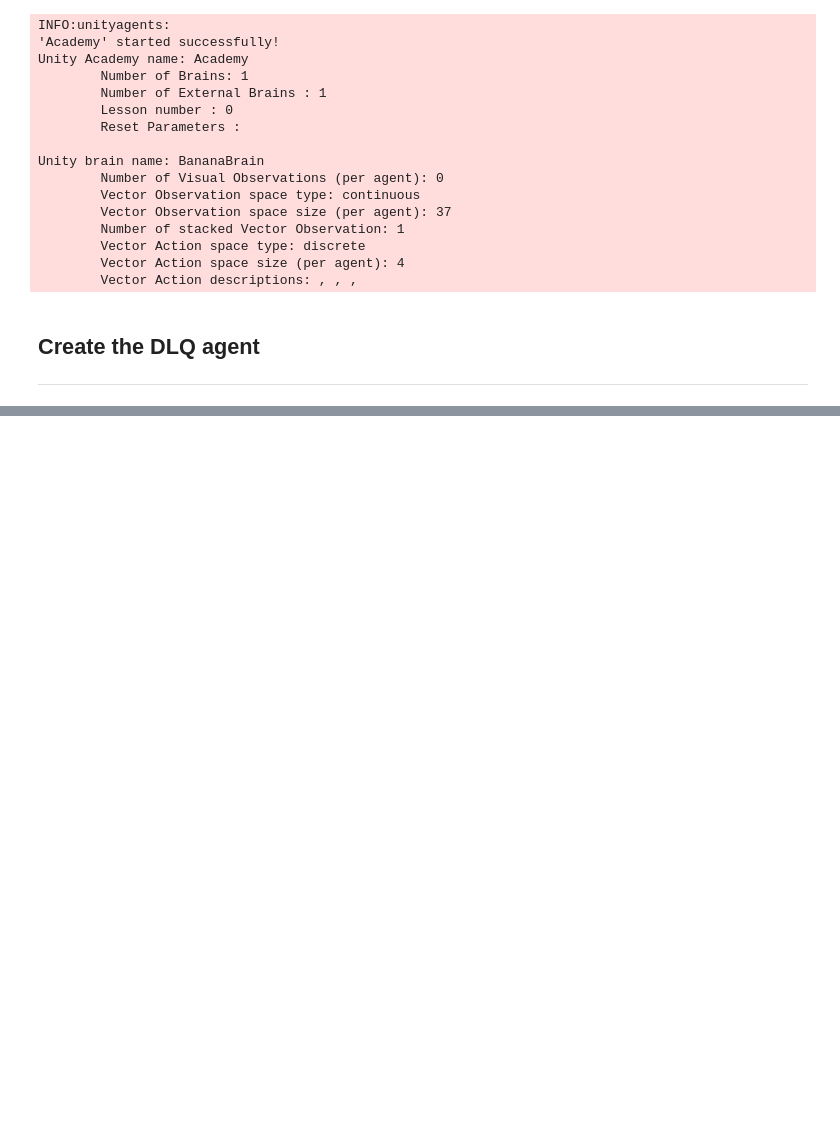
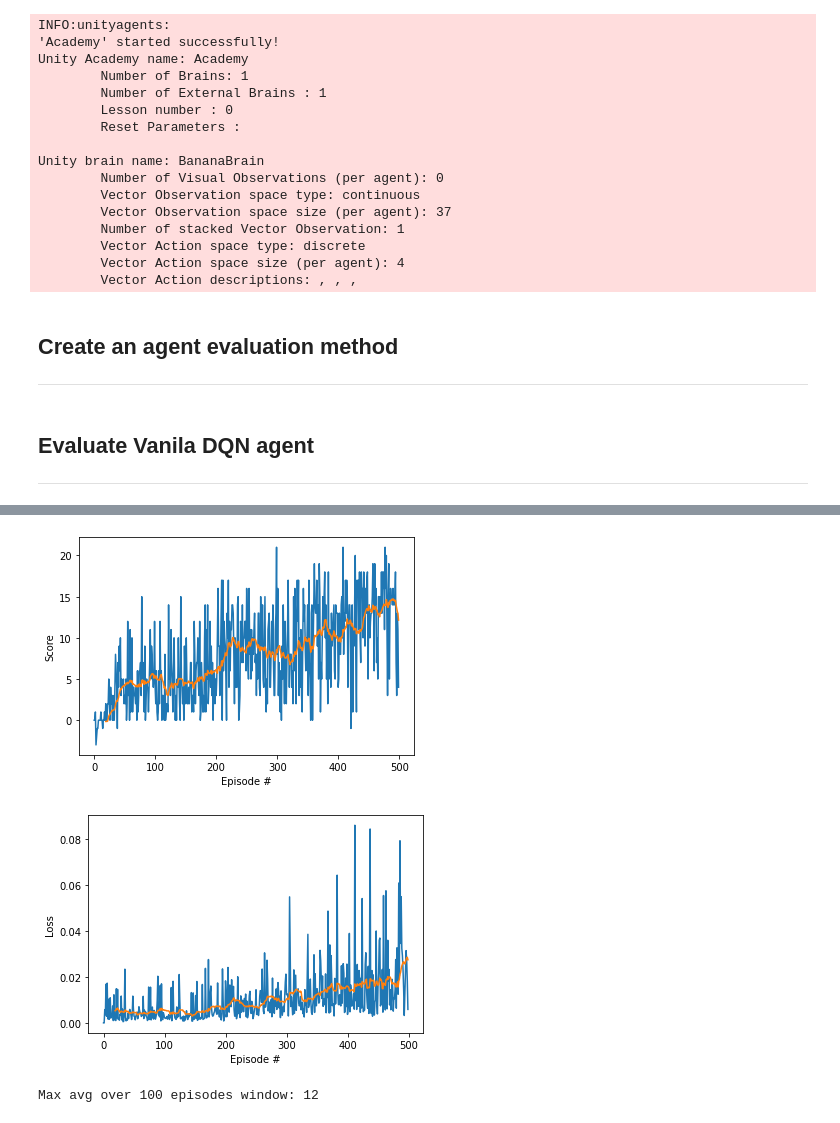
Before and after one commit to guillaumeboniface/bananaland, a Jupyter notebook: solution_walkthrough.ipynb, the cells around one changed output, grey strips where cells are left out. Saved outputs shown, nothing was run; the diff lists cells and outputs as text; code cells hidden in the pictures; blank space fills up the shorter version.

```diff
--- a/solution_walkthrough.ipynb
+++ b/solution_walkthrough.ipynb
@@ -32,6 +35,6 @@ Unity brain name: BananaBrain
         Vector Action space size (per agent): 4
         Vector Action descriptions: , , ,
 # %% [markdown]
-## Create the DLQ agent
+## Create an agent evaluation method
 
 ---
@@ -37,0 +103,35 @@ Unity brain name: BananaBrain
+# %% [markdown]
+## Evaluate Vanila DQN agent
+
+---
+# %%
+class Config:
+    def __init__(self):
+        self.num_episodes = 500
+        self.gamma = 0.99
+        self.epsilon = 0
+        self.epsilon_decay = 0.995
+        self.epsilon_min = 0
+        self.tau = 1e-3
+        self.memory_size = int(1e5)
+        self.batch_size = 64
+        self.update_every = 4
+        self.mlp_layers = (200, 150)
+        self.learning_rate = 5e-4
+
+        self.is_ddqn = False
+
+        self.is_dueling = False
+
+        self.is_prioritization = False
+
+        self.is_distributional = False
+
+    def as_dict(self):
+        return self.__dict__
+
+env_info = env.reset(train_mode=True)[brain_name]
+vanilla_dqn_agent = DLQAgent(Config(), brain.vector_action_space_size, len(env_info.vector_observations[0]))
+
+vanilla_dqn_scores = evaluate_agent(env, brain_name, vanilla_dqn_agent)
+# %% [output]
@@ -37,0 +139,3 @@ Unity brain name: BananaBrain
+[figure, added]
+[figure, added]
+Max avg over 100 episodes window: 12
```
Also changed, not shown: parts of 21 cells of this notebook, 4 other files.
